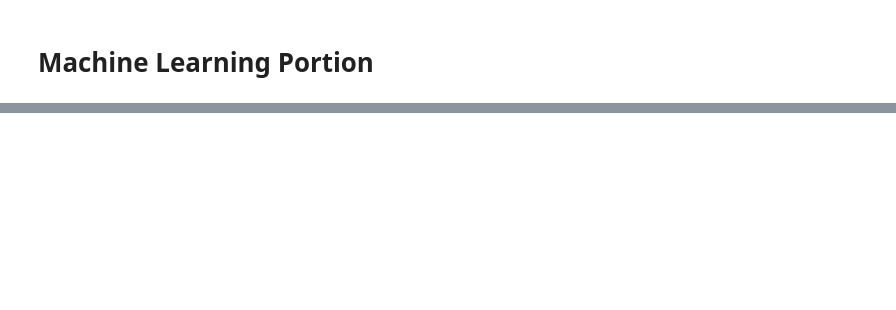
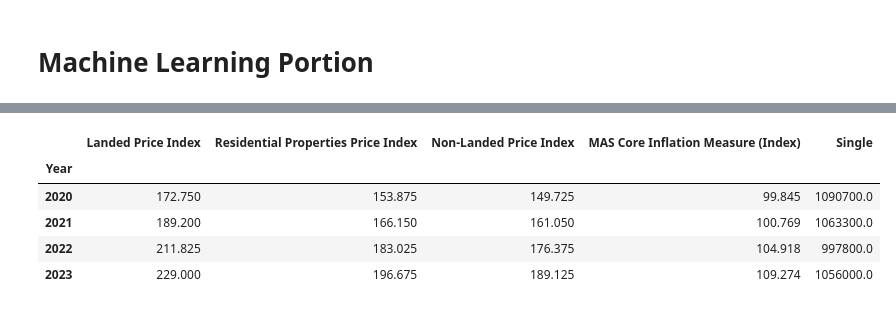
Before and after one commit to maxlee98/internal-mlops, a Jupyter notebook: coe_model/helper/01-ML_Experiment-All.ipynb, the cells around one changed output, grey strips where cells are left out. Drawn from its saved outputs; the diff is of its cells as text; code cells hidden in the pictures; blank space fills up the shorter version.

```diff
--- a/coe_model/helper/01-ML_Experiment-All.ipynb
+++ b/coe_model/helper/01-ML_Experiment-All.ipynb
@@ -113,5 +93,17 @@ coe_pp_drop
 # %% [markdown]
 # Machine Learning Portion
+# %%
+# feature selection
+def select_features(X_train, y_train, X_test):
+ # configure to select all features
+ fs = SelectKBest(score_func=f_regression, k='all')
+ # learn relationship from training data
+ fs.fit(X_train, y_train)
+ # transform train input data
+ X_train_fs = fs.transform(X_train)
+ # transform test input data
+ X_test_fs = fs.transform(X_test)
+ return X_train_fs, X_test_fs, fs
 # %%
 def log_scale(X):
     return np.log1p(X)
@@ -223,18 +129,0 @@ plt.grid(True)
-# %%
-X_train_malay = X_train.loc[:, ['Total Male Malays', 'Total Female Malays']]
-X_test_malay = X_test.loc[:, ['Total Male Malays', 'Total Female Malays']]
-
-X_train_log_scaled_malay = transformer.transform(X_train_malay)
-# Add a constant to the X_train_log_scaled for the intercept term
-X_train_log_scaled_with_const_malay = sm.add_constant(X_train_log_scaled_malay)
-
-# Step 5: Initialize and train your multilinear regression model
-model_malay = LinearRegression()
-# Fit the linear regression model using statsmodels
-model_malay.fit(X_train_malay, y_train)
-model_malay_stats = sm.OLS(y_train, X_train_log_scaled_with_const_malay).fit()
-
-# Step 6: Evaluate the model on the test set
-y_pred_malay = model_malay.predict(X_test_malay)
-mse = mean_squared_error(y_test, y_pred_malay)
-print("Mean Squared Error:", mse)
@@ -281,0 +149,12 @@ plt.grid(True)
+# %%
+topN_features_names = list(topN_features.loc[:, 'Features'])
+X_train_topN, X_test_topN = X_train.loc[:, topN_features_names], X_test.loc[:, topN_features_names]
+# X_train_topN
+# X_test_topN
+# %% [output]
+|  | Landed Price Index | Residential Properties Price Index | Non-Landed Price Index | MAS Core Inflation Measure (Index) | Single |
+| Year |  |  |  |  |  |
+| 2020 | 172.750 | 153.875 | 149.725 | 99.845 | 1090700.0 |
+| 2021 | 189.200 | 166.150 | 161.050 | 100.769 | 1063300.0 |
+| 2022 | 211.825 | 183.025 | 176.375 | 104.918 | 997800.0 |
+| 2023 | 229.000 | 196.675 | 189.125 | 109.274 | 1056000.0 |
```
Also changed, not shown: parts of 22 cells of this notebook, 1 other file.
